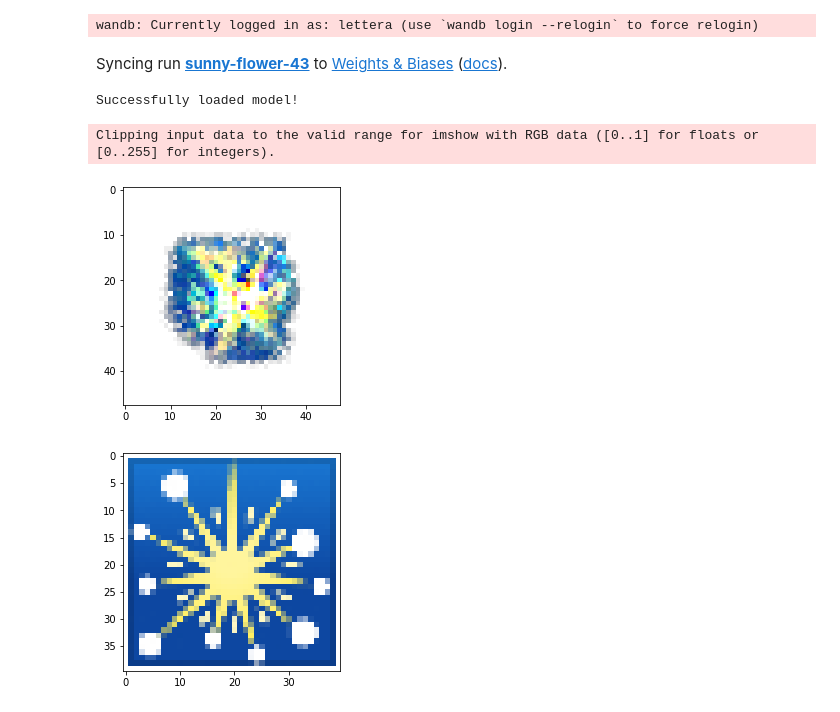
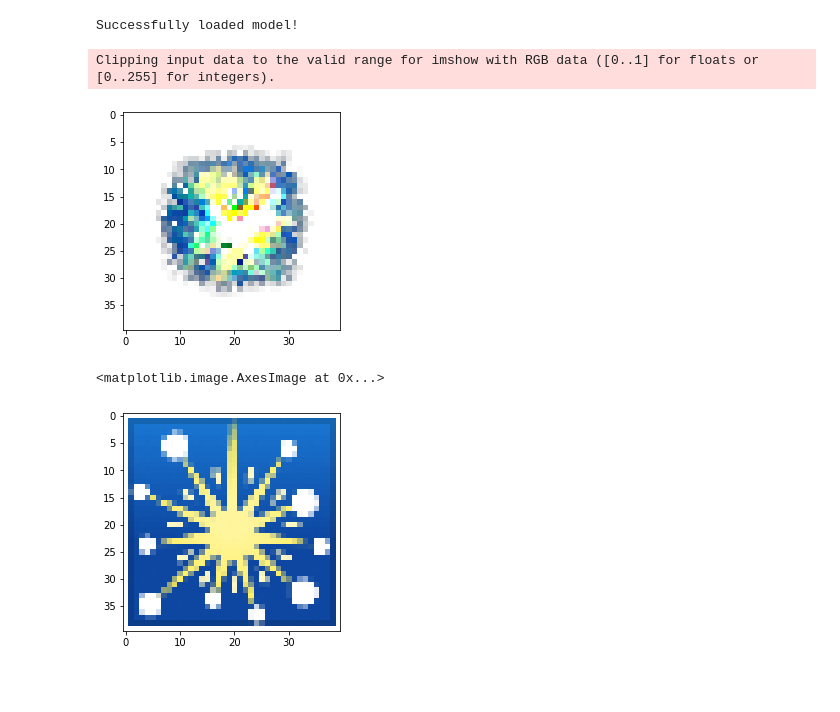
Before and after one commit to LetteraUnica/neural_cellular_automata, a Jupyter notebook: pytorch_ca/virus_CA.ipynb, the cells around one changed output. Cells and saved outputs as stored; diff of their text form; code cells hidden in the pictures; blank space fills up the shorter version.

```diff
--- a/pytorch_ca/virus_CA.ipynb
+++ b/pytorch_ca/virus_CA.ipynb
@@ -7,15 +7,11 @@ from IPython.display import clear_output
 import numpy as np
 import pylab as pl
 import wandb
-wandb.init()
 
 from src import *
-# %% [output]
-wandb: Currently logged in as: lettera (use `wandb login --relogin` to force relogin)
-Syncing run sunny-flower-43 to Weights & Biases (docs).
 # %%
 N_CHANNELS = 15        # Number of CA state channels
-TARGET_PADDING = 8    # Number of pixels used to pad the target image border
+TARGET_PADDING = 0    # Number of pixels used to pad the target image border
 TARGET_SIZE = 40       # Size of the target emoji
 IMAGE_SIZE = TARGET_PADDING+TARGET_SIZE
 BATCH_SIZE = 4
@@ -37,14 +33,15 @@ Successfully loaded model!
 # %%
 # Starting state
 def generator(n, device):
     return make_seed(n, N_CHANNELS-1, IMAGE_SIZE, alpha_channel=3, device=device)
 
-generator = VirusGenerator(N_CHANNELS, IMAGE_SIZE, 1, old_CA)
+generator = VirusGenerator(N_CHANNELS, IMAGE_SIZE, 1, old_CA, iter_func=ExponentialSampler(max=50))
 pool = SamplePool(POOL_SIZE, generator)
 imshow(pool[0])
 # %% [output]
 Clipping input data to the valid range for imshow with RGB data ([0..1] for floats or [0..255] for integers).
-[figure, old version]
+[figure, new version]
+<matplotlib.image.AxesImage at 0x...>
 # %%
 # Imports the target emoji
 target = read_image("images/firework.png", ImageReadMode.RGB_ALPHA).float()
```
Also changed, not shown: 3 other files.
